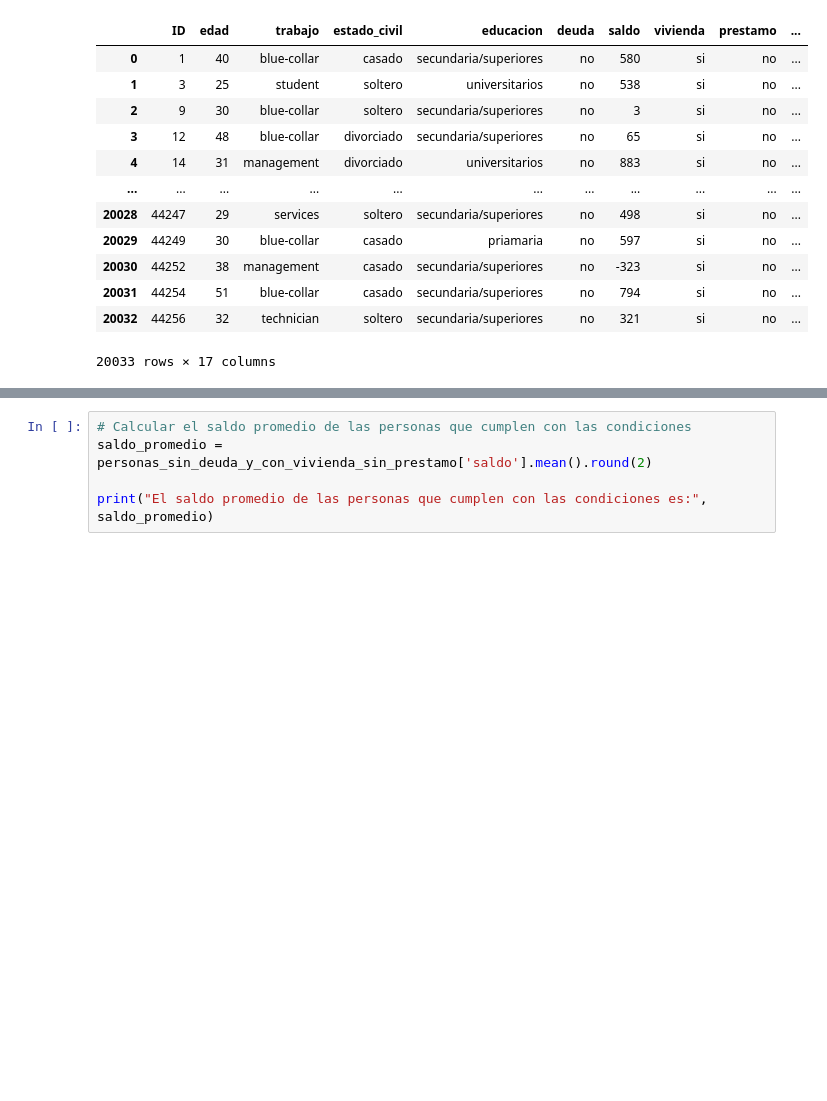
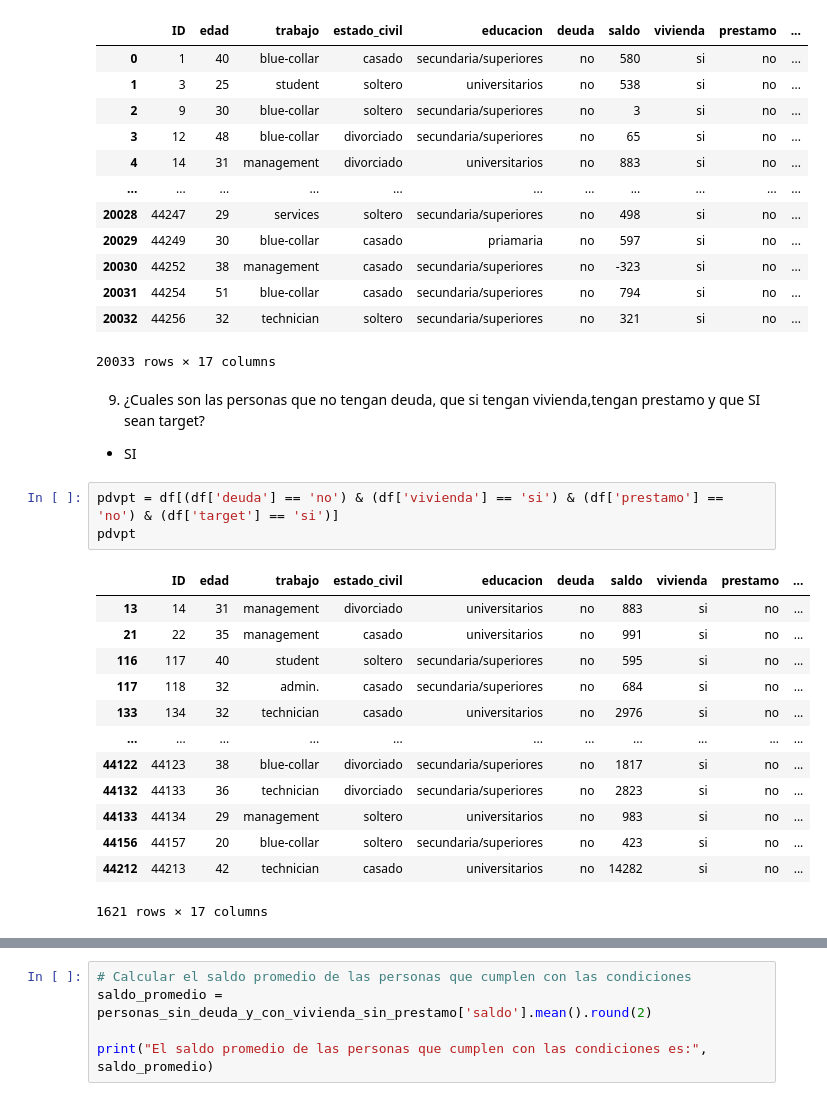
Before and after one commit to guillem-edo/AMACOR_Depositos, a Jupyter notebook: DATA/EDA.ipynb, the cells around one changed output, grey strips where cells are left out. Saved outputs shown, nothing was run; the diff lists cells and outputs as text; blank space fills up the shorter version.

```diff
--- a/DATA/EDA.ipynb
+++ b/DATA/EDA.ipynb
@@ -275,3 +287,23 @@ DataFrame con las personas:
 | 20031 | 44254 | 51 | blue-collar | casado | secundaria/superiores | no | 794 | si | no | ... |
 | 20032 | 44256 | 32 | technician | soltero | secundaria/superiores | no | 321 | si | no | ... |
 20033 rows × 17 columns
+# %% [markdown]
+9. ¿Cuales son las personas que no tengan deuda, que si tengan vivienda,tengan prestamo y que SI sean target?
+- SI
+# %%
+pdvpt = df[(df['deuda'] == 'no') & (df['vivienda'] == 'si') & (df['prestamo'] == 'no') & (df['target'] == 'si')]
+pdvpt
+# %% [output]
+|  | ID | edad | trabajo | estado_civil | educacion | deuda | saldo | vivienda | prestamo | ... |
+| 13 | 14 | 31 | management | divorciado | universitarios | no | 883 | si | no | ... |
+| 21 | 22 | 35 | management | casado | universitarios | no | 991 | si | no | ... |
+| 116 | 117 | 40 | student | soltero | secundaria/superiores | no | 595 | si | no | ... |
+| 117 | 118 | 32 | admin. | casado | secundaria/superiores | no | 684 | si | no | ... |
+| 133 | 134 | 32 | technician | casado | universitarios | no | 2976 | si | no | ... |
+| ... | ... | ... | ... | ... | ... | ... | ... | ... | ... | ... |
+| 44122 | 44123 | 38 | blue-collar | divorciado | secundaria/superiores | no | 1817 | si | no | ... |
+| 44132 | 44133 | 36 | technician | divorciado | secundaria/superiores | no | 2823 | si | no | ... |
+| 44133 | 44134 | 29 | management | soltero | universitarios | no | 983 | si | no | ... |
+| 44156 | 44157 | 20 | blue-collar | soltero | secundaria/superiores | no | 423 | si | no | ... |
+| 44212 | 44213 | 42 | technician | casado | universitarios | no | 14282 | si | no | ... |
+1621 rows × 17 columns
```
Also changed, not shown: parts of 8 cells of this notebook, 1 other file.
